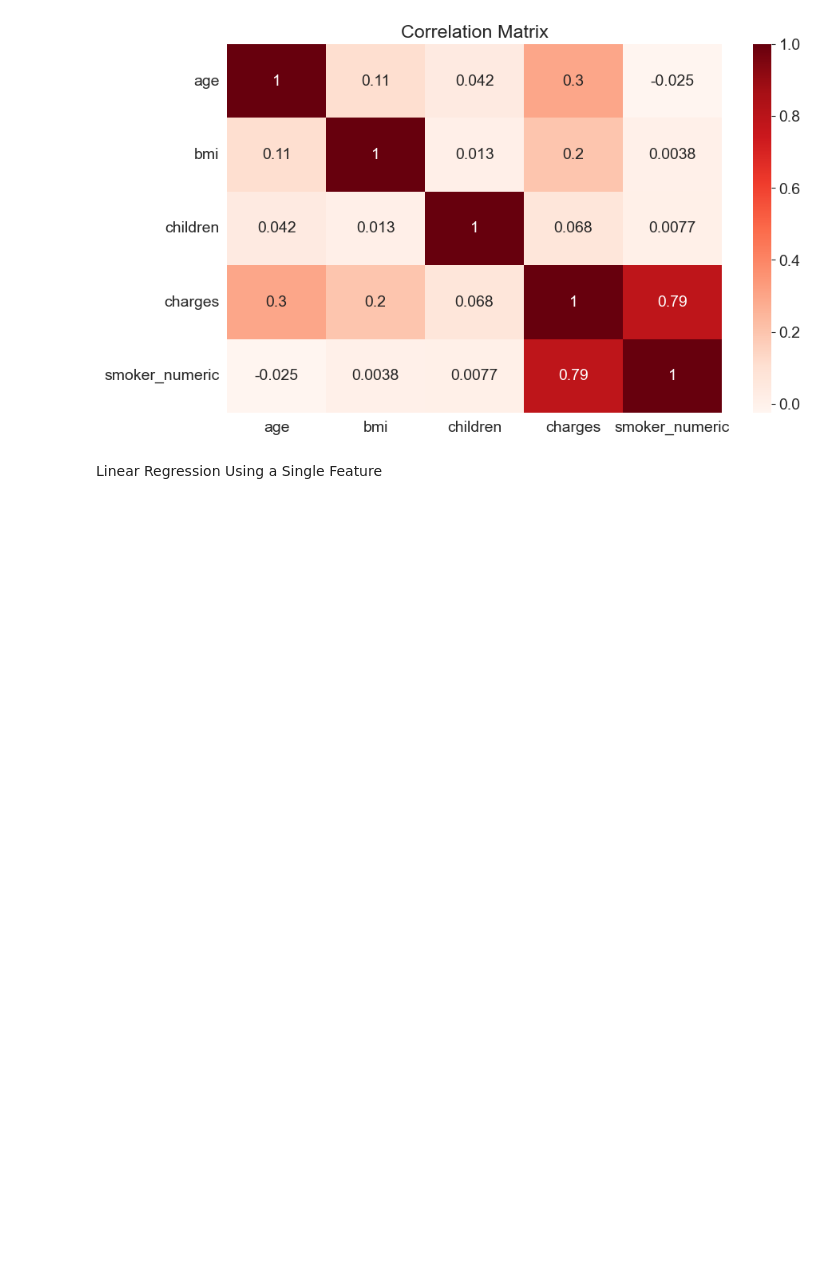
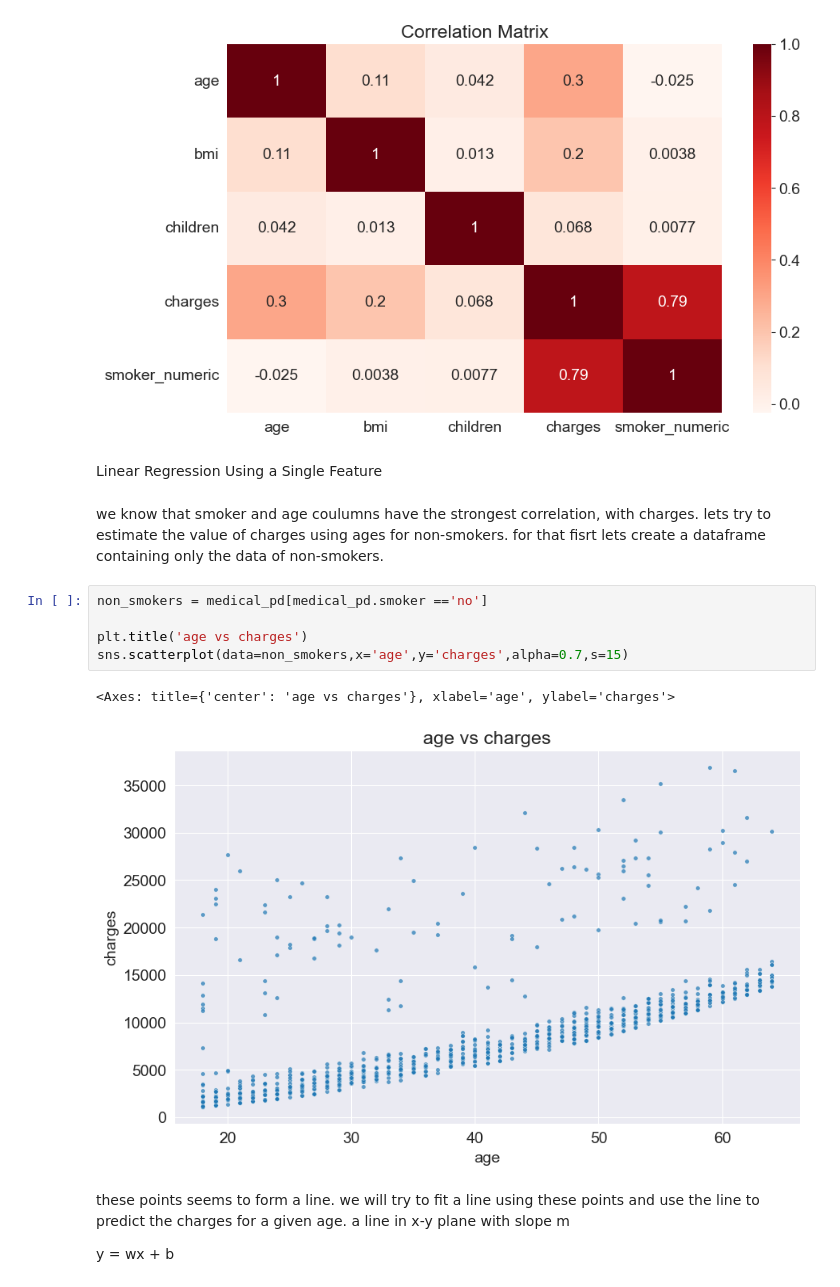
Before and after one commit to mohdfadi/sklearn, a Jupyter notebook: projects/medical expenses/medical_expans.ipynb, the cells around one changed output. Drawn from its saved outputs; the diff is of its cells as text; blank space fills up the shorter version.

```diff
--- a/projects/medical expenses/medical_expans.ipynb
+++ b/projects/medical expenses/medical_expans.ipynb
@@ -200,3 +189,17 @@ Text(0.5, 1.0, 'Correlation Matrix')
 [figure]
 # %% [markdown]
 Linear Regression Using a Single Feature
+# %% [markdown]
+we know that smoker and age coulumns  have the strongest correlation, with charges. lets try to estimate the value of charges using ages for non-smokers. for that fisrt lets create a dataframe containing only the data of non-smokers.
+# %%
+non_smokers = medical_pd[medical_pd.smoker =='no']
+
+plt.title('age vs charges')
+sns.scatterplot(data=non_smokers,x='age',y='charges',alpha=0.7,s=15)
+# %% [output]
+<Axes: title={'center': 'age vs charges'}, xlabel='age', ylabel='charges'>
+[figure, added]
+# %% [markdown]
+these points seems to form a line. we will try to fit a line using these points and use the line to predict the charges for a given age. a line in x-y plane with slope m
+
+y = wx + b
```
Also changed, not shown: parts of 55 cells of this notebook.
